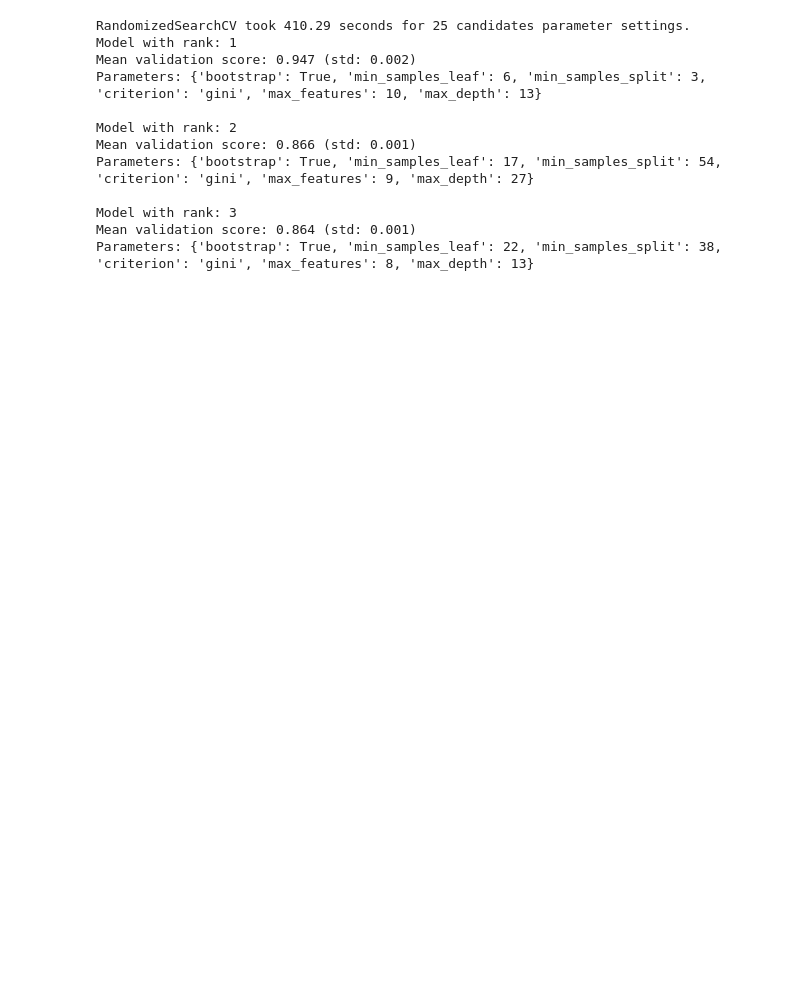
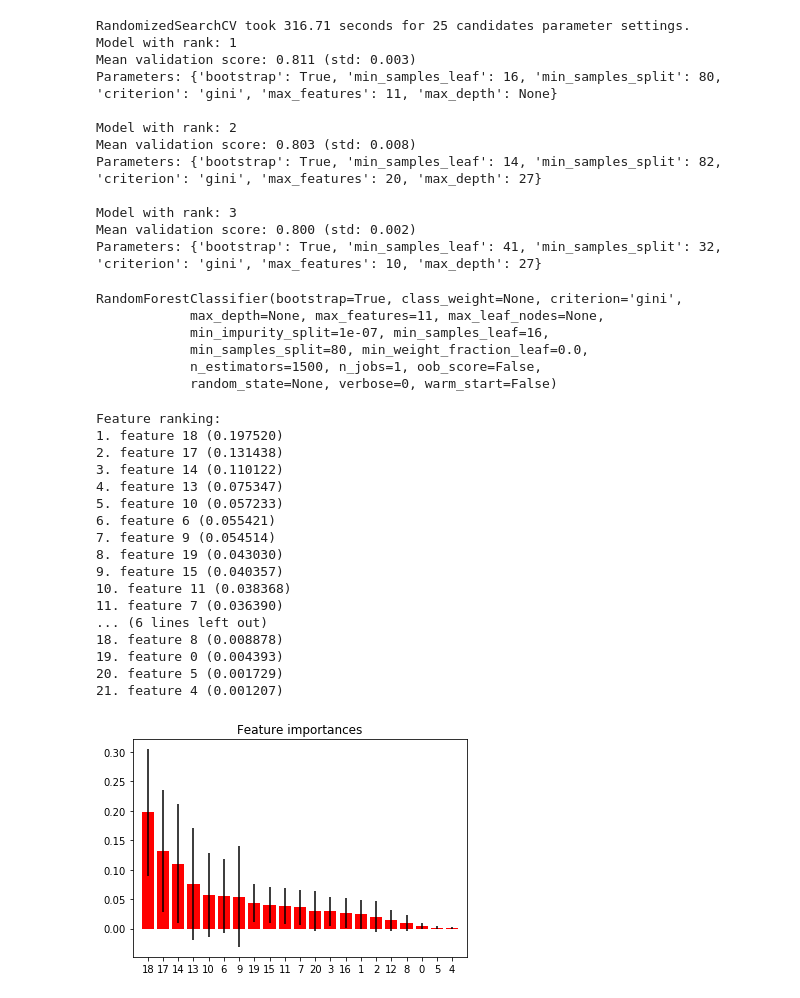
Before and after one commit to afeierman/Knowhere, a Jupyter notebook: code/Modeling_Glen.ipynb, the cells around one changed output. Saved outputs shown, nothing was run; the diff lists cells and outputs as text; code cells hidden in the pictures; blank space fills up the shorter version.

```diff
--- a/code/Modeling_Glen.ipynb
+++ b/code/Modeling_Glen.ipynb
@@ -128,18 +170,13 @@ glen_H_data_re = glen_H_data.iloc[:,range(0,5) + range(6,35) + [5]]
 # %%
 # load dataset
 dataset = glen_H_data_re.values
-X = dataset[:,0:33]
-Y = dataset[:,34]
+X = dataset[:,0:21]
+Y = dataset[:,22]
 X, Y = shuffle(X, Y, random_state=123)
 # encode class values as integers
 encoder = LabelEncoder()
 encoder.fit(Y)
 encoded_Y = encoder.transform(Y)
-X_scaled = StandardScaler().fit_transform(X)
-# One Hot Encode
-#lb = LabelBinarizer()
-#lb.fit(encoded_Y)
-#dummy_y = lb.fit_transform(encoded_Y)
 # %%
 glen_H_data_re.groupby("classification").size()
 # %% [output]
@@ -178,7 +212,7 @@ def report(results, n_top=3):
 
 # specify parameters and distributions to sample from
 param_dist = {"max_depth": [2, 3, 2, 10, 13, 27, None],
-              "max_features": sp_randint(1,35),
+              "max_features": sp_randint(1,21),
               "min_samples_split": sp_randint(2, 100),
               "min_samples_leaf": sp_randint(1, 100),
               "bootstrap": [True],
@@ -194,18 +228,66 @@ print("RandomizedSearchCV took %.2f seconds for %d candidates"
       " parameter settings." % ((time() - start), n_iter_search))
 report(random_search.cv_results_)
 # %% [output]
-RandomizedSearchCV took 410.29 seconds for 25 candidates parameter settings.
+RandomizedSearchCV took 316.71 seconds for 25 candidates parameter settings.
 Model with rank: 1
-Mean validation score: 0.947 (std: 0.002)
-Parameters: {'bootstrap': True, 'min_samples_leaf': 6, 'min_samples_split': 3, 'criterion': 'gini', 'max_features': 10, 'max_depth': 13}
+Mean validation score: 0.811 (std: 0.003)
+Parameters: {'bootstrap': True, 'min_samples_leaf': 16, 'min_samples_split': 80, 'criterion': 'gini', 'max_features': 11, 'max_depth': None}
 
 Model with rank: 2
-Mean validation score: 0.866 (std: 0.001)
-Parameters: {'bootstrap': True, 'min_samples_leaf': 17, 'min_samples_split': 54, 'criterion': 'gini', 'max_features': 9, 'max_depth': 27}
+Mean validation score: 0.803 (std: 0.008)
+Parameters: {'bootstrap': True, 'min_samples_leaf': 14, 'min_samples_split': 82, 'criterion': 'gini', 'max_features': 20, 'max_depth': 27}
 
 Model with rank: 3
-Mean validation score: 0.864 (std: 0.001)
-Parameters: {'bootstrap': True, 'min_samples_leaf': 22, 'min_samples_split': 38, 'criterion': 'gini', 'max_features': 8, 'max_depth': 13}
+Mean validation score: 0.800 (std: 0.002)
+Parameters: {'bootstrap': True, 'min_samples_leaf': 41, 'min_samples_split': 32, 'criterion': 'gini', 'max_features': 10, 'max_depth': 27}
 # %%
-RF_Class = RandomForestClassifier(bootstrap=True,min_samples_leaf=6,n_estimators=1500,\
-                                  min_samples_split=3, criterion='gini', max_features=10, max_depth=13)
+RF_Class = RandomForestClassifier(bootstrap=True,min_samples_leaf=16,n_estimators=1500,\
+                                  min_samples_split=80, criterion='gini', max_features=11, max_depth=None)
+# %%
+RF_Class.fit(X, encoded_Y)
+# %% [output]
+RandomForestClassifier(bootstrap=True, class_weight=None, criterion='gini',
+            max_depth=None, max_features=11, max_leaf_nodes=None,
+            min_impurity_split=1e-07, min_samples_leaf=16,
+            min_samples_split=80, min_weight_fraction_leaf=0.0,
+            n_estimators=1500, n_jobs=1, oob_score=False,
+            random_state=None, verbose=0, warm_start=False)
+# %%
+importances = RF_Class.feature_importances_
+std = np.std([tree.feature_importances_ for tree in RF_Class.estimators_],
+             axis=0)
+indices = np.argsort(importances)[::-1]
+
+# Print the feature ranking
+print("Feature ranking:")
+
+for f in range(X.shape[1]):
+    print("%d. feature %d (%f)" % (f + 1, indices[f], importances[indices[f]]))
+
+# Plot the feature importances of the forest
+plt.figure()
+plt.title("Feature importances")
+plt.bar(range(X.shape[1]), importances[indices],
+       color="r", yerr=std[indices], align="center")
+plt.xticks(range(X.shape[1]), indices)
+plt.xlim([-1, X.shape[1]])
+plt.show()
+# %% [output]
+Feature ranking:
+1. feature 18 (0.197520)
+2. feature 17 (0.131438)
+3. feature 14 (0.110122)
+4. feature 13 (0.075347)
+5. feature 10 (0.057233)
+6. feature 6 (0.055421)
+7. feature 9 (0.054514)
+8. feature 19 (0.043030)
+9. feature 15 (0.040357)
+10. feature 11 (0.038368)
+11. feature 7 (0.036390)
+... (6 lines left out)
+18. feature 8 (0.008878)
+19. feature 0 (0.004393)
+20. feature 5 (0.001729)
+21. feature 4 (0.001207)
+[figure, added]
```
Also changed, not shown: parts of 35 cells of this notebook, 1 other file.
